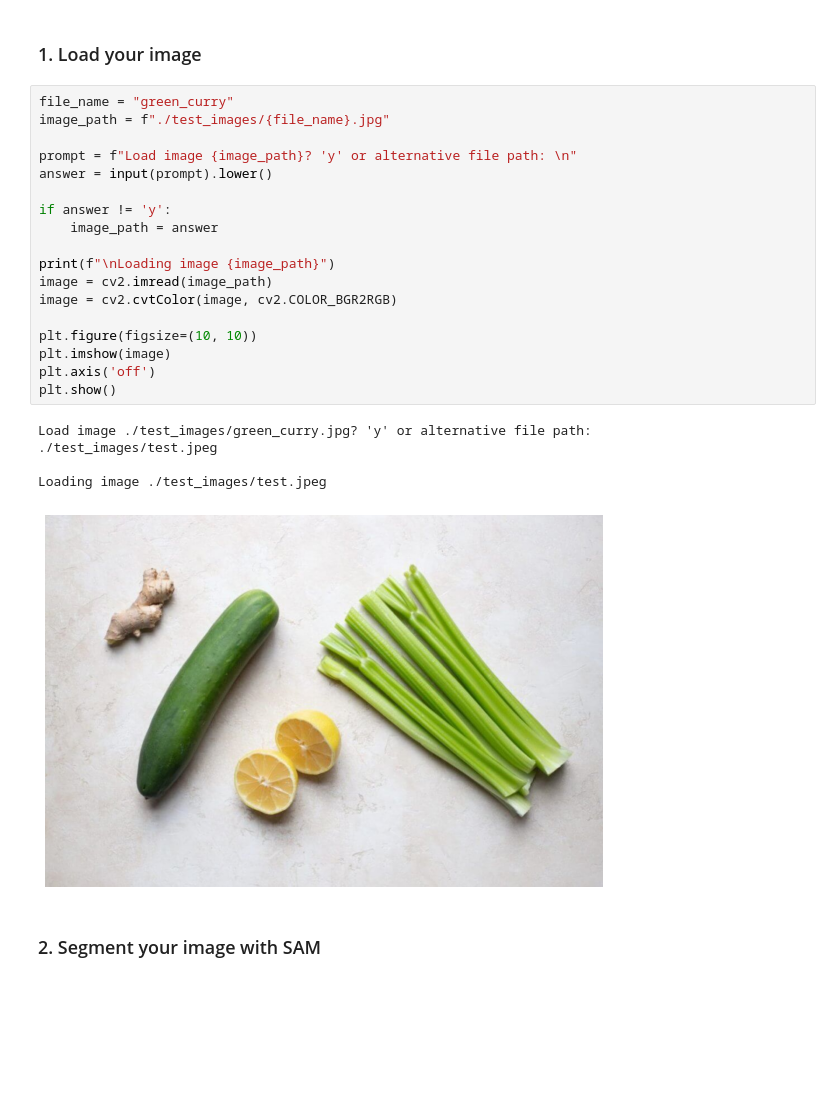
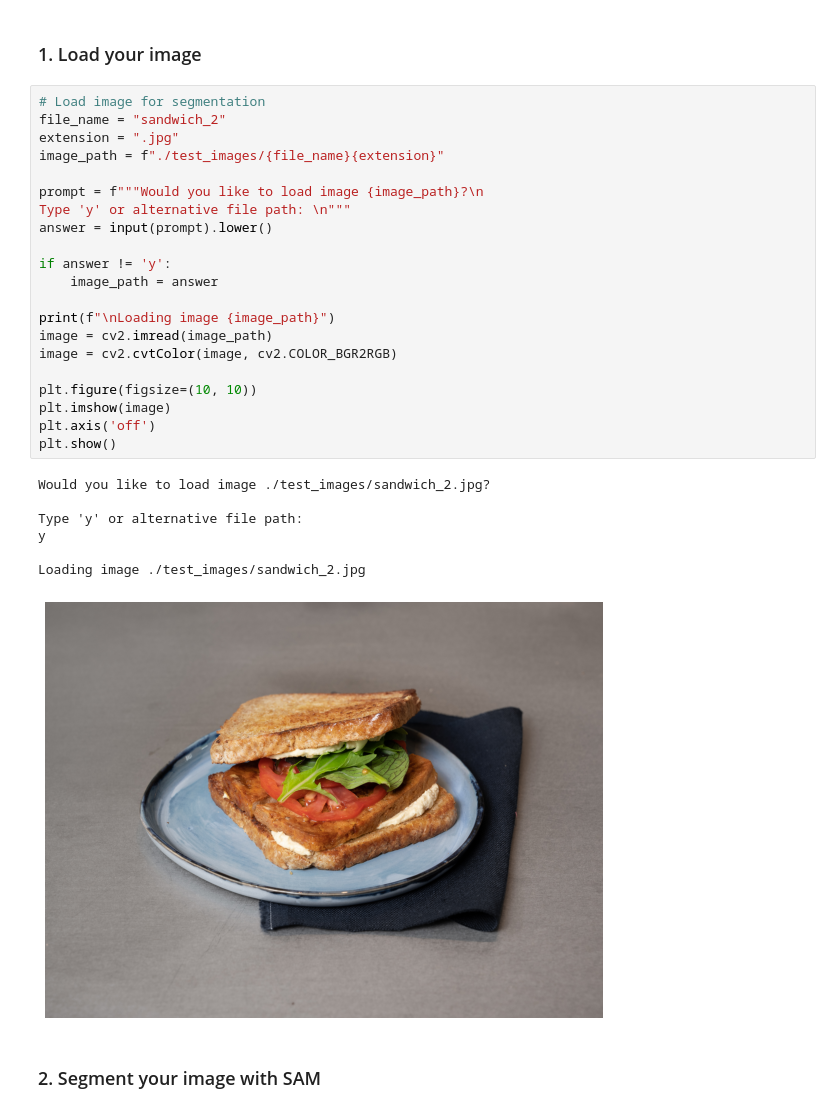
Before and after one commit to IoannaNika/FoodieQuant, a Jupyter notebook: demo.ipynb, the cells around one changed output. Cells and saved outputs as stored; diff of their text form; blank space fills up the shorter version.

```diff
--- a/demo.ipynb
+++ b/demo.ipynb
@@ -26,29 +29,34 @@ np.random.seed(42)
 # %% [markdown]
 ### 1. Load your image
 # %%
-file_name = "green_curry"
-image_path = f"./test_images/{file_name}.jpg"
+# Load image for segmentation
+file_name = "sandwich_2"
+extension = ".jpg"
+image_path = f"./test_images/{file_name}{extension}"
 
-prompt = f"Load image {image_path}? 'y' or alternative file path: \n"
+prompt = f"""Would you like to load image {image_path}?\n
+Type 'y' or alternative file path: \n"""
 answer = input(prompt).lower()
 
 if answer != 'y':
     image_path = answer
 
 print(f"\nLoading image {image_path}")
 image = cv2.imread(image_path)
 image = cv2.cvtColor(image, cv2.COLOR_BGR2RGB)
 
 plt.figure(figsize=(10, 10))
 plt.imshow(image)
 plt.axis('off')
 plt.show()
 # %% [output]
-Load image ./test_images/green_curry.jpg? 'y' or alternative file path:
-./test_images/test.jpeg
+Would you like to load image ./test_images/sandwich_2.jpg?
 
-Loading image ./test_images/test.jpeg
+Type 'y' or alternative file path:
+y
+
+Loading image ./test_images/sandwich_2.jpg
-[figure, old version]
+[figure, new version]
 # %% [markdown]
 ### 2. Segment your image with SAM
 # %%
```
Also changed, not shown: parts of 16 cells of this notebook, 16 other files.
